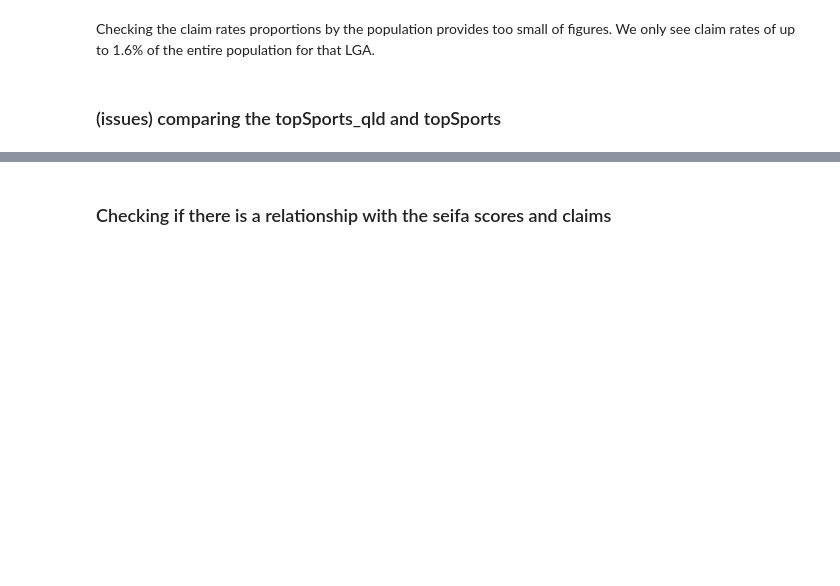
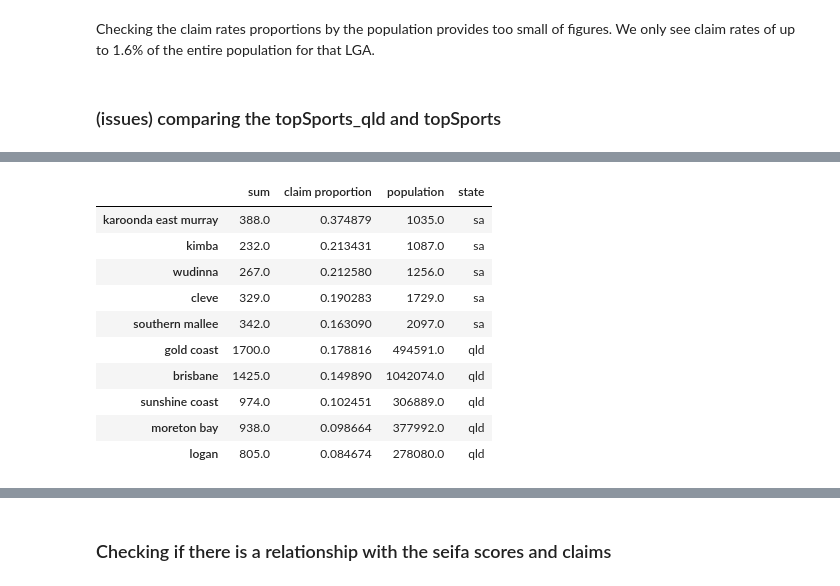
Before and after one commit to MQCOMP2200-S2-2021/Data-Science-Labs, a Jupyter notebook: Portfolio 2 - Christopher Rudolph.ipynb, the cells around one changed output, grey strips where cells are left out. Cells and saved outputs as stored; diff of their text form; code cells hidden in the pictures; blank space fills up the shorter version.

```diff
--- a/Portfolio 2 - Christopher Rudolph.ipynb
+++ b/Portfolio 2 - Christopher Rudolph.ipynb
@@ -1312 +1529,15 @@ test
+# %%
+lgaClaim_top
+# %% [output]
+|  | sum | claim proportion | population | state |
+| karoonda east murray | 388.0 | 0.374879 | 1035.0 | sa |
+| kimba | 232.0 | 0.213431 | 1087.0 | sa |
+| wudinna | 267.0 | 0.212580 | 1256.0 | sa |
+| cleve | 329.0 | 0.190283 | 1729.0 | sa |
+| southern mallee | 342.0 | 0.163090 | 2097.0 | sa |
+| gold coast | 1700.0 | 0.178816 | 494591.0 | qld |
+| brisbane | 1425.0 | 0.149890 | 1042074.0 | qld |
+| sunshine coast | 974.0 | 0.102451 | 306889.0 | qld |
+| moreton bay | 938.0 | 0.098664 | 377992.0 | qld |
+| logan | 805.0 | 0.084674 | 278080.0 | qld |
 # %%
```
Also changed, not shown: parts of 56 cells of this notebook, 1 other file.
